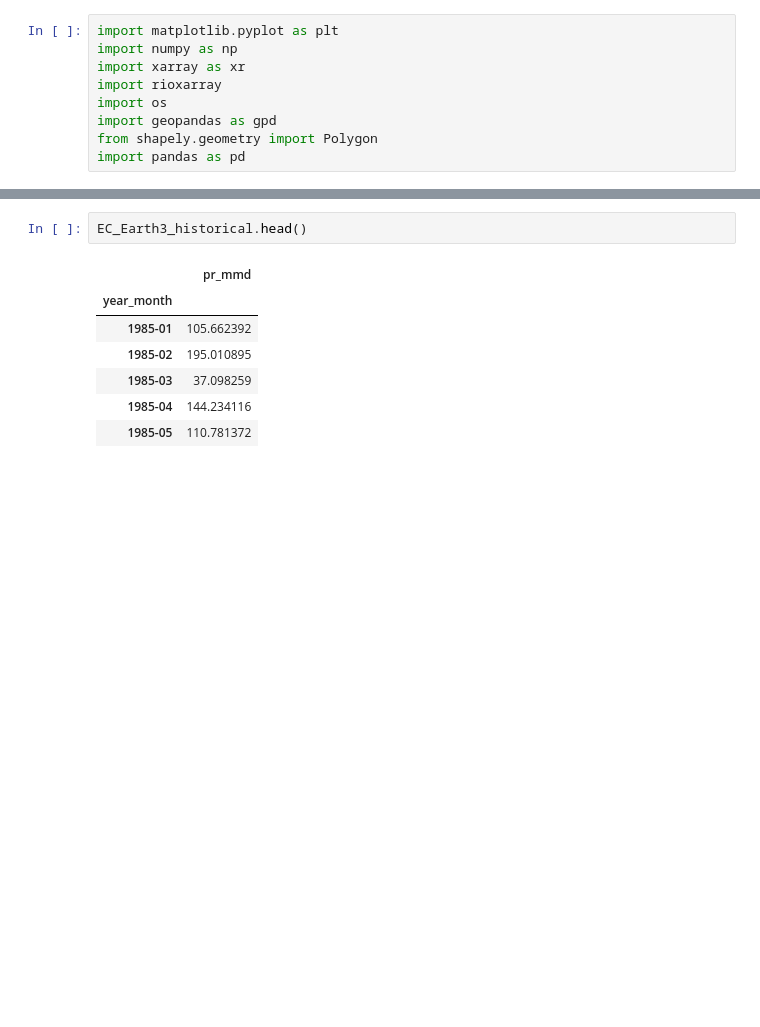
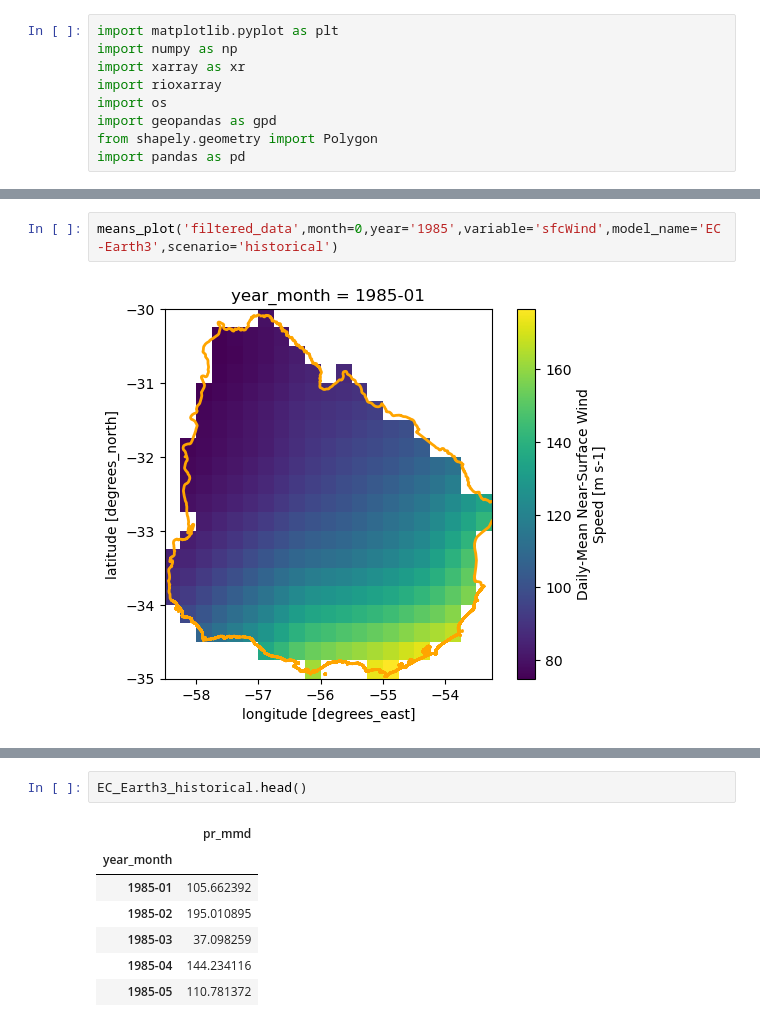
Before and after one commit to UW-GDA/uruguay_droughts, a Jupyter notebook: Functions.ipynb, the cells around one changed output, grey strips where cells are left out. Saved outputs shown, nothing was run; the diff lists cells and outputs as text; blank space fills up the shorter version.

```diff
--- a/Functions.ipynb
+++ b/Functions.ipynb
@@ -39 +44,5 @@ def filter_precip(paths,shape):
+# %%
+means_plot('filtered_data',month=0,year='1985',variable='sfcWind',model_name='EC-Earth3',scenario='historical')
+# %% [output]
+[figure, added]
 # %%
```
Also changed, not shown: parts of 35 cells of this notebook.
